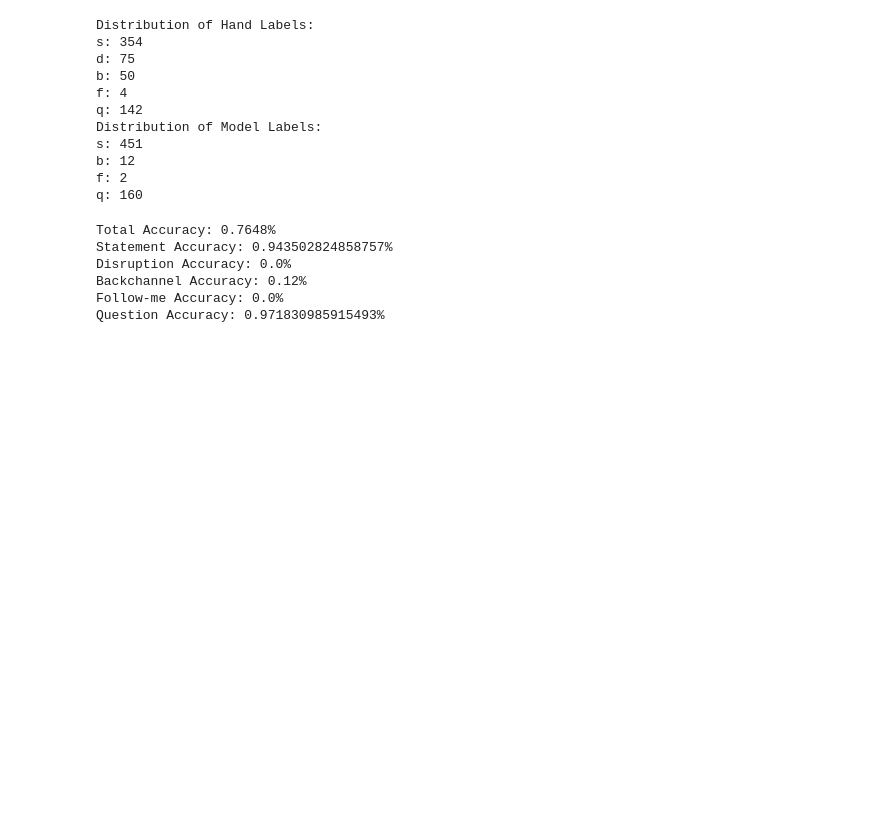
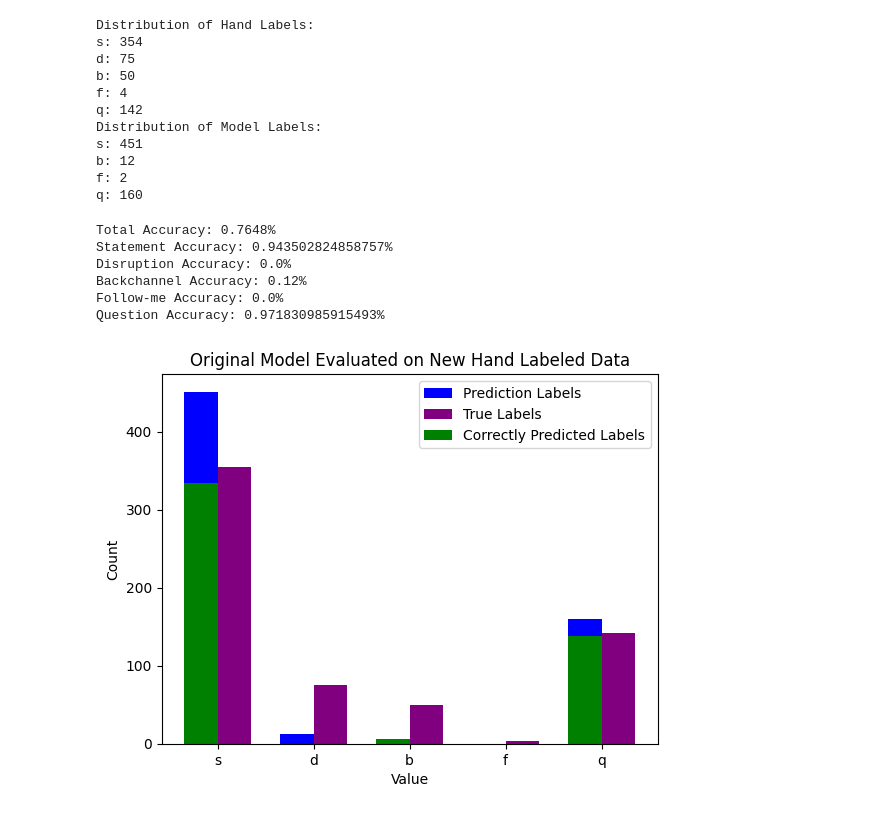
Before and after one commit to megane-chan/RED_dialogue, a Jupyter notebook: declan_notebook.ipynb, the cells around one changed output. Drawn from its saved outputs; the diff is of its cells as text; code cells hidden in the pictures; blank space fills up the shorter version.

```diff
--- a/declan_notebook.ipynb
+++ b/declan_notebook.ipynb
@@ -275,3 +275,34 @@ Disruption Accuracy: 0.0%
 Backchannel Accuracy: 0.12%
 Follow-me Accuracy: 0.0%
 Question Accuracy: 0.971830985915493%
+# %%
+import matplotlib.pyplot as plt
+
+true_hist = hc.tolist()
+pred_hist = bc.tolist()
+pred_hist.insert(3,0)
+
+correct = [s_correct, d_correct, b_correct, f_correct, q_correct]
+
+plot_labels = ['s', 'd', 'b', 'f', 'q']
+
+x = np.arange(5)
+bar_width = 0.35
+
+plt.bar(x - bar_width/2, pred_hist, bar_width, label='Prediction Labels', color='blue')
+
+# Create the second set of bars next to the first set
+plt.bar(x + bar_width/2, true_hist, bar_width, label='True Labels', color='purple')
+
+plt.bar(x - bar_width/2, correct, bar_width, label='Correctly Predicted Labels', color='green', alpha=1)
+
+plt.xlabel('Value')
+plt.ylabel('Count')
+plt.xticks(x, plot_labels)
+plt.legend()
+
+plt.title('Original Model Evaluated on New Hand Labeled Data')
+
+plt.show()
+# %% [output]
+[figure, added]
```
Also changed, not shown: 11 other files.
